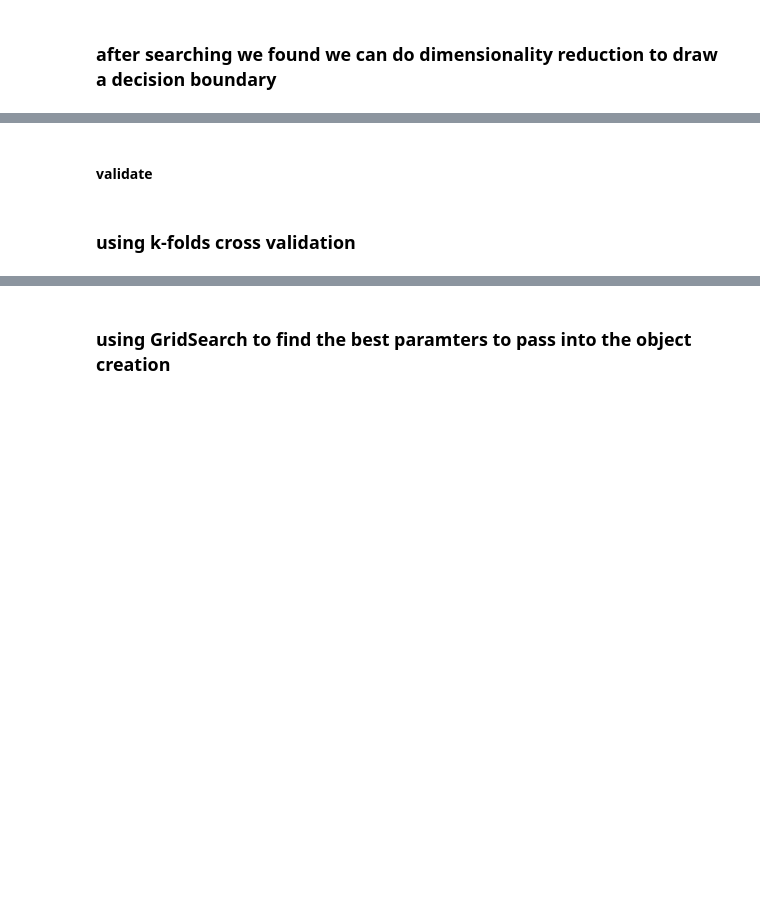
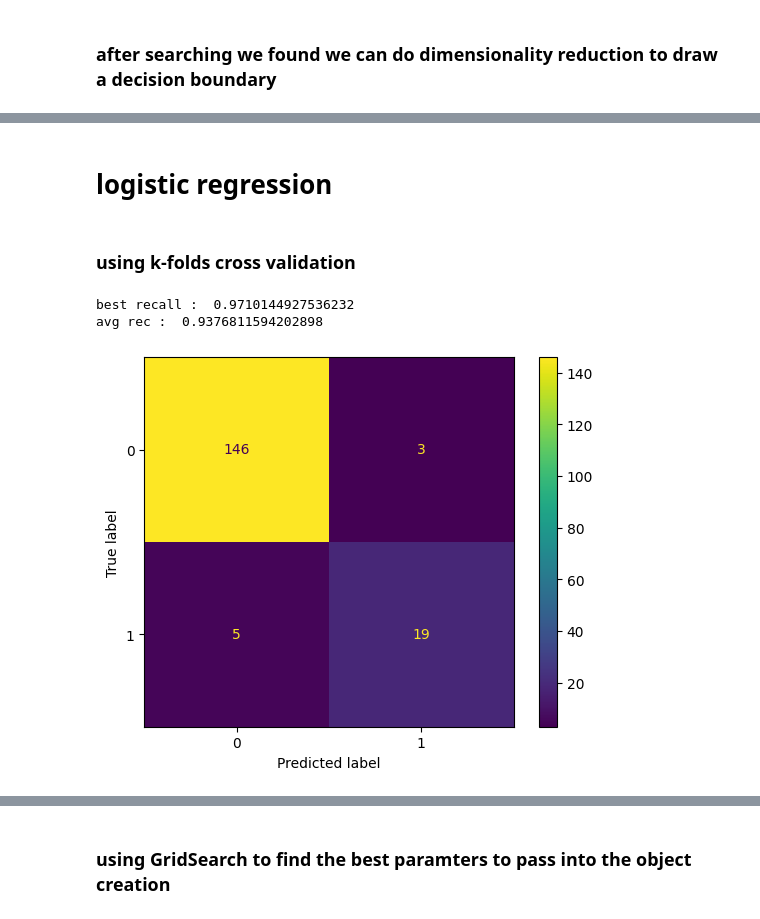
Before and after one commit to moyaser315/covid19_outcome_-prediction, a Jupyter notebook: log_reg.ipynb, the cells around one changed output, grey strips where cells are left out. Cells and saved outputs as stored; diff of their text form; code cells hidden in the pictures; blank space fills up the shorter version.

```diff
--- a/log_reg.ipynb
+++ b/log_reg.ipynb
@@ -54,3 +136,3 @@ y = df['result'].values
 # %%
 from sklearn.model_selection import train_test_split
-X_train ,X_test,y_train,y_test = train_test_split(X,y,shuffle=True,test_size=0.2,random_state=50)
+X_train ,X_test,y_train,y_test = train_test_split(X,y,test_size=0.2,shuffle=True,random_state=50)
@@ -60,3 +141,8 @@ X_train ,X_test,y_train,y_test = train_test_split(X,y,shuffle=True,test_size=0.2
+# %%
+from sklearn.preprocessing import StandardScaler
+sc = StandardScaler()
+X_train = sc.fit_transform(X_train)
+X_test = sc.transform(X_test)
 # %% [markdown]
 # importing metrics and validations to be used as required
 # %%
@@ -82,7 +168,7 @@ def scores(y_pred,y_true=y_test):
     return res
 # %%
 def confmat(y_pred,y_true=y_test):
-    cm=confusion_matrix(y_pred=y_pred,y_true=y_true)
+    cm=confusion_matrix(y_pred=y_pred,y_true=y_test)
     disp = ConfusionMatrixDisplay(confusion_matrix=cm, display_labels=[0,1])
     disp.plot()
     plt.show()
@@ -171,4 +242,0 @@ X_val_log = sc.transform(X_validate)
-# %%
-from sklearn.linear_model import LogisticRegression
-classifierLR = LogisticRegression()
-classifierLR.fit(X_train_log,y_train)
@@ -187,2 +242,0 @@ decision_boundary(classifierLR)
-# %% [markdown]
-#### validate
@@ -193,2 +243,4 @@ scores(y_LR,y_validate)
+# %% [markdown]
+# logistic regression
 # %% [markdown]
 ### using k-folds cross validation
@@ -195,23 +249,29 @@ scores(y_LR,y_validate)
 # %%
-kf = KFold(n_splits=10,shuffle=True,random_state=50)
-best_model = None
+kf = KFold(n_splits=10)
+best_model_k = None
 best_rec = 0.0
 recs=[]
-for tr_idx ,test_idx in kf.split(X_train_log) :
+for tr_idx ,test_idx in kf.split(X_train) :
 
-    xtr,xte=X_train_log[tr_idx],X_train_log[test_idx]
+    xtr,xte=X_train[tr_idx],X_train[test_idx]
     ytr,yte=y_train[tr_idx],y_train[test_idx]
 
     classifier_k = LogisticRegression()
     classifier_k.fit(xtr,ytr)
+
     y_hat = classifier_k.predict(xte)
-    recs+=[recall_score(y_pred=y_hat,y_true=yte)]
+
+    recs+=[accuracy_score(y_pred=y_hat,y_true=yte)]
     if recs[-1] > best_rec :
         best_rec = recs[-1]
-        best_model = classifier_k
+        best_model_k = classifier_k
 print("best recall : ", best_rec)
 print("avg rec : ", np.mean(recs))
-best_model.fit(X_train_log, y_train)
-y_hat = best_model.predict(X_test_log)
+best_model_k.fit(X_train, y_train)
+y_hat = best_model_k.predict(X_test)
 confmat(y_hat)
+# %% [output]
+best recall :  0.9710144927536232
+avg rec :  0.9376811594202898
+[figure, added]
 # %%
```
Also changed, not shown: parts of 51 cells of this notebook, 3 other files.
